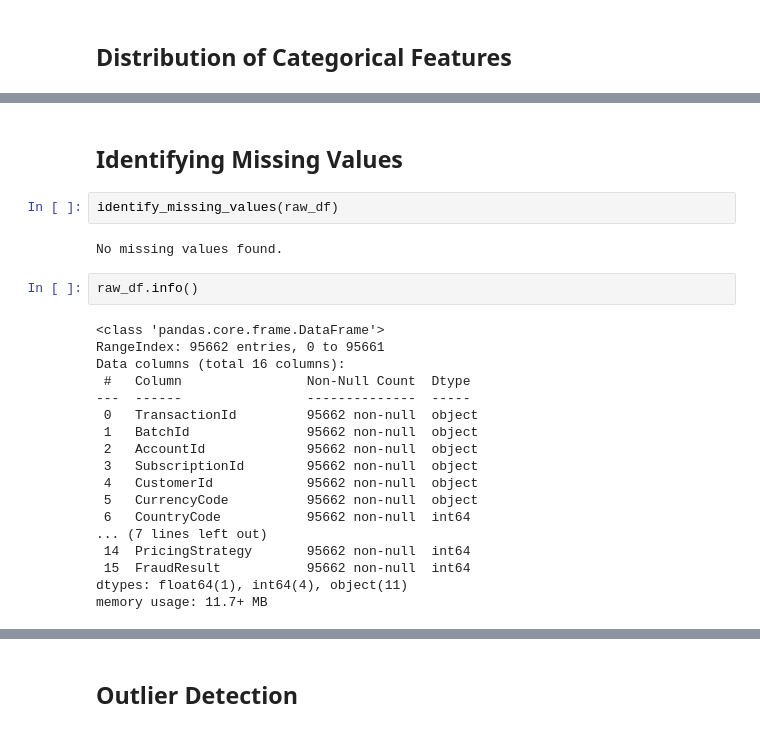
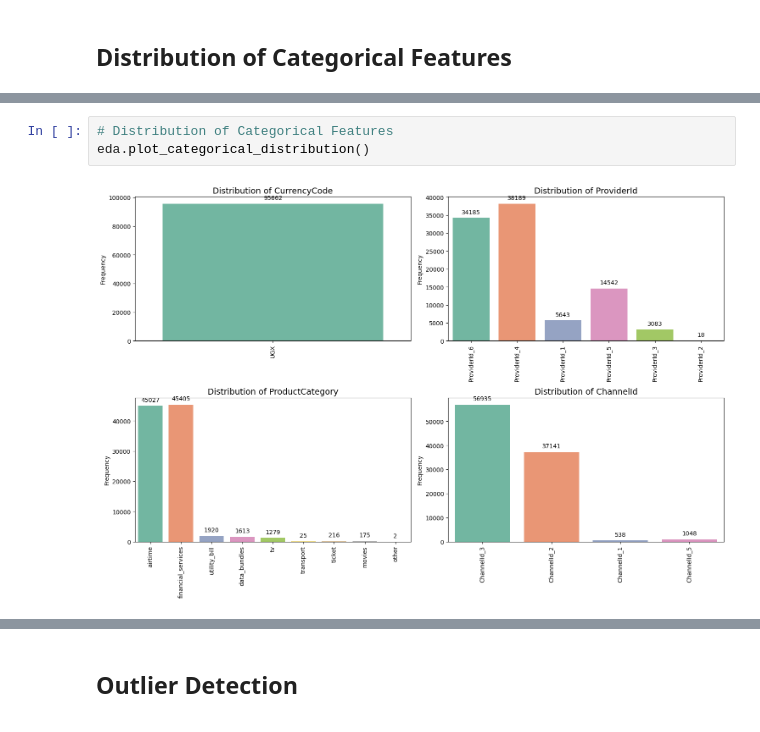
Before and after one commit to Roman0290/BatiCreditAI, a Jupyter notebook: notebooks/credit_risk_EDA_analysis.ipynb, the cells around one changed output, grey strips where cells are left out. Cells and saved outputs as stored; diff of their text form.

```diff
--- a/notebooks/credit_risk_EDA_analysis.ipynb
+++ b/notebooks/credit_risk_EDA_analysis.ipynb
@@ -114,26 +144,5 @@ There is a very weak or no correlation between 'FraudResult' and 'PricingStrateg
-# %% [markdown]
-## Identifying Missing Values
-# %%
-identify_missing_values(raw_df)
-# %% [output]
-No missing values found.
-# %%
-raw_df.info()
-# %% [output]
-<class 'pandas.core.frame.DataFrame'>
-RangeIndex: 95662 entries, 0 to 95661
-Data columns (total 16 columns):
- #   Column                Non-Null Count  Dtype
----  ------                --------------  -----
- 0   TransactionId         95662 non-null  object
- 1   BatchId               95662 non-null  object
- 2   AccountId             95662 non-null  object
- 3   SubscriptionId        95662 non-null  object
- 4   CustomerId            95662 non-null  object
- 5   CurrencyCode          95662 non-null  object
- 6   CountryCode           95662 non-null  int64
-... (7 lines left out)
- 14  PricingStrategy       95662 non-null  int64
- 15  FraudResult           95662 non-null  int64
-dtypes: float64(1), int64(4), object(11)
-memory usage: 11.7+ MB
+# %%
+# Distribution of Categorical Features
+eda.plot_categorical_distribution()
+# %% [output]
+[figure, added]
```
Also changed, not shown: parts of 29 cells of this notebook, 2 other files.
